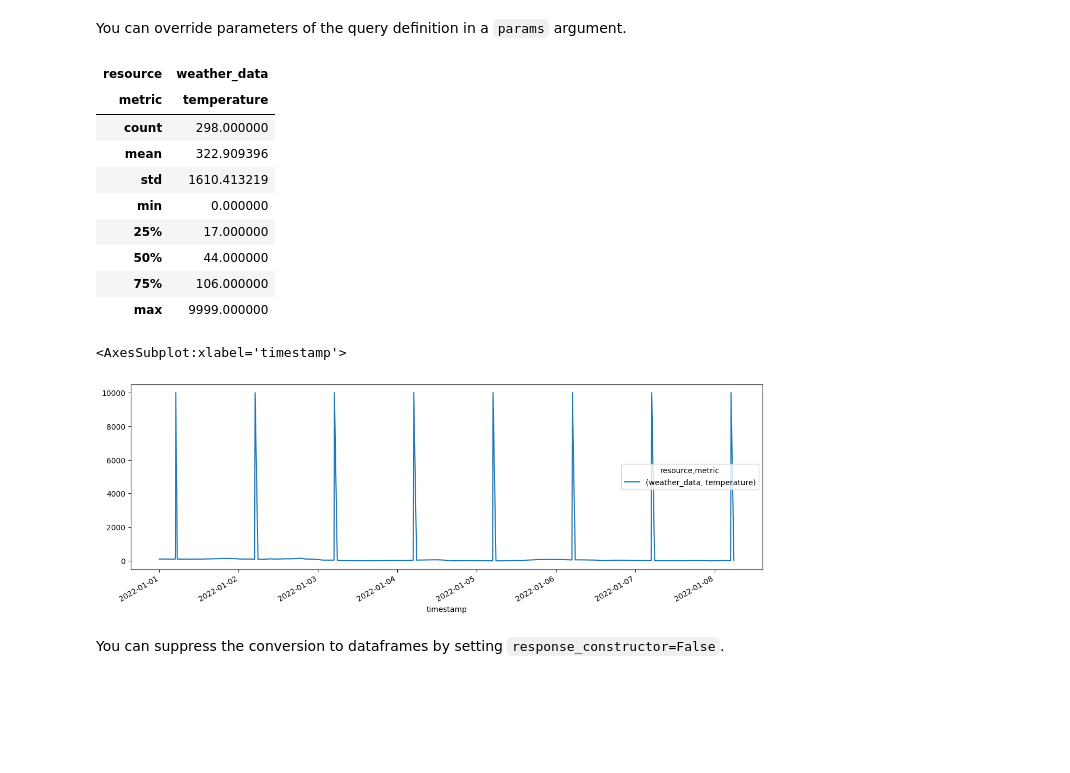
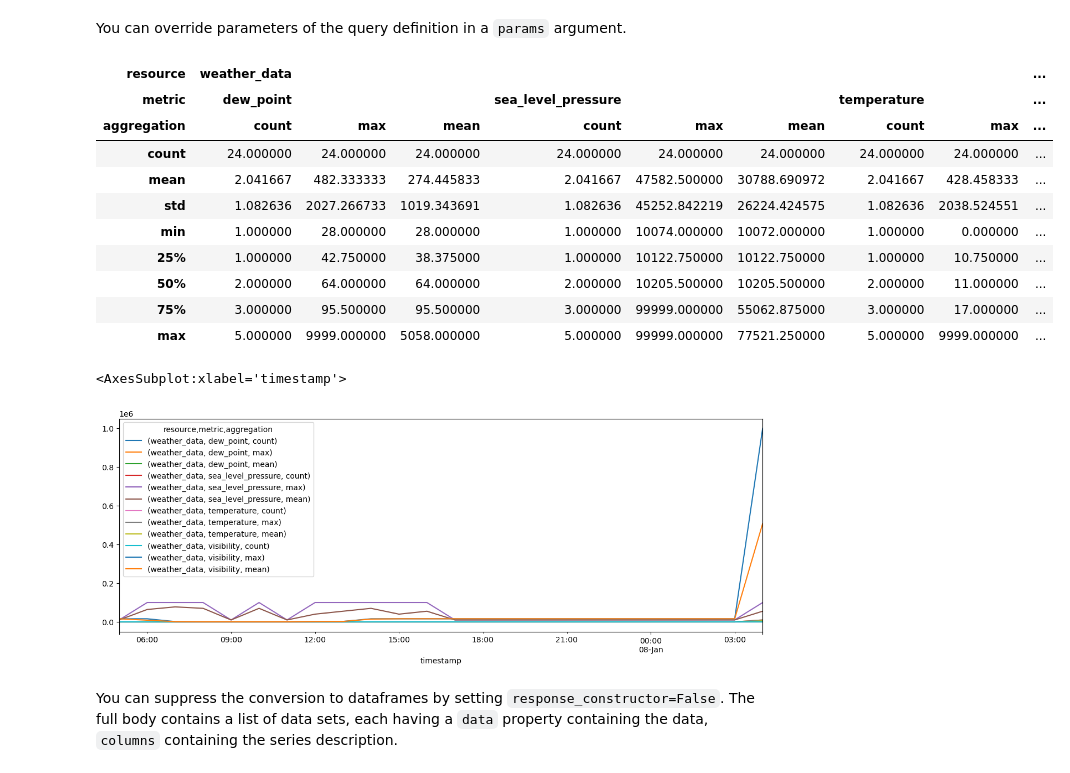
Before and after one commit to waylayio/demo-general, a Jupyter notebook: python-sdk/query/Multivariate time series retrieval with Query Configurations.ipynb, the cells around one changed output. Saved outputs shown, nothing was run; the diff lists cells and outputs as text; code cells hidden in the pictures; blank space fills up the shorter version.

```diff
--- a/python-sdk/query/Multivariate time series retrieval with Query Configurations.ipynb
+++ b/python-sdk/query/Multivariate time series retrieval with Query Configurations.ipynb
@@ -15,7 +15,8 @@ See https://docs.waylay.io/api/query/ or https://docs-io.waylay.io/#/features/qu
 Import the client and check your backend connections
 # %%
 from waylay import WaylayClient
-waylay_client = WaylayClient.from_profile('staging')
+from waylay.exceptions import RestResponseError
+waylay_client = WaylayClient.from_profile('io')
 # %%
 waylay_client.queries.about.version()
 # %% [output]
@@ -22,0 +55,34 @@ waylay_client.queries.about.version()
+# %%
+query_name = f'all_{weather_resource_id}'
+
+query_definition = {
+    'resource': weather_resource_id,
+    'until': series[0]['latest']['timestamp'],
+    'freq': 'PT1H',
+
+    'data' : [
+        {
+            'metric': s['name'],
+            'aggregation': aggr
+        }
+        for s in series
+        for aggr in ['count', 'max','mean']
+    ]
+}
+query_entity = {
+    'name': query_name,
+    'meta' : { 'description': 'an example query on weather data'},
+    'query': query_definition
+}
+
+try:
+    waylay_client.queries.query.get(query_name)
+    display(f'query {query_name} exists')
+    waylay_client.queries.query.replace(query_name, body=query_entity)
+    display(f'query {query_name} replaced')
+except RestResponseError as exc:
+    if (exc.response.status_code == 404):
+        waylay_client.queries.query.create(body=query_entity)
+        display(f'query {query_name} created')
+    else:
+        display(exc)
@@ -75,27 +158,29 @@ df_now.plot(figsize=(15,5))
 # %% [markdown]
 You can override parameters of the query definition in a `params` argument.
 # %%
-df_2021_2022 = waylay_client.queries.query.execute('weather-data-query', params={
-    'from': '2021-12-25','until':'2022-02-01'
+df_2021_2022 = waylay_client.queries.query.execute(query_name, params={
+    'window': 'P1D',
 })
 df_2021_2022.describe()
 # %% [output]
-| resource | weather_data |
-| metric | temperature |
-| count | 298.000000 |
-| mean | 322.909396 |
-| std | 1610.413219 |
-| min | 0.000000 |
-| 25% | 17.000000 |
-| 50% | 44.000000 |
-| 75% | 106.000000 |
-| max | 9999.000000 |
+| resource | weather_data |  |  |  |  |  |  |  | ... |
+| metric | dew_point |  |  | sea_level_pressure |  |  | temperature |  | ... |
+| aggregation | count | max | mean | count | max | mean | count | max | ... |
+| count | 24.000000 | 24.000000 | 24.000000 | 24.000000 | 24.000000 | 24.000000 | 24.000000 | 24.000000 | ... |
+| mean | 2.041667 | 482.333333 | 274.445833 | 2.041667 | 47582.500000 | 30788.690972 | 2.041667 | 428.458333 | ... |
+| std | 1.082636 | 2027.266733 | 1019.343691 | 1.082636 | 45252.842219 | 26224.424575 | 1.082636 | 2038.524551 | ... |
+| min | 1.000000 | 28.000000 | 28.000000 | 1.000000 | 10074.000000 | 10072.000000 | 1.000000 | 0.000000 | ... |
+| 25% | 1.000000 | 42.750000 | 38.375000 | 1.000000 | 10122.750000 | 10122.750000 | 1.000000 | 10.750000 | ... |
+| 50% | 2.000000 | 64.000000 | 64.000000 | 2.000000 | 10205.500000 | 10205.500000 | 2.000000 | 11.000000 | ... |
+| 75% | 3.000000 | 95.500000 | 95.500000 | 3.000000 | 99999.000000 | 55062.875000 | 3.000000 | 17.000000 | ... |
+| max | 5.000000 | 9999.000000 | 5058.000000 | 5.000000 | 99999.000000 | 77521.250000 | 5.000000 | 9999.000000 | ... |
 # %%
 df_2021_2022.plot(figsize=(15,5))
 # %% [output]
 <AxesSubplot:xlabel='timestamp'>
-[figure, old version]
+[figure, new version]
 # %% [markdown]
 You can suppress the conversion to dataframes by setting `response_constructor=False`.
+The full body contains a list of data sets, each having a `data` property containing the data, `columns` containing the series description.
 # %%
 waylay_client.queries.query.execute(
```
Also changed, not shown: parts of 27 cells of this notebook, 26 other files.
